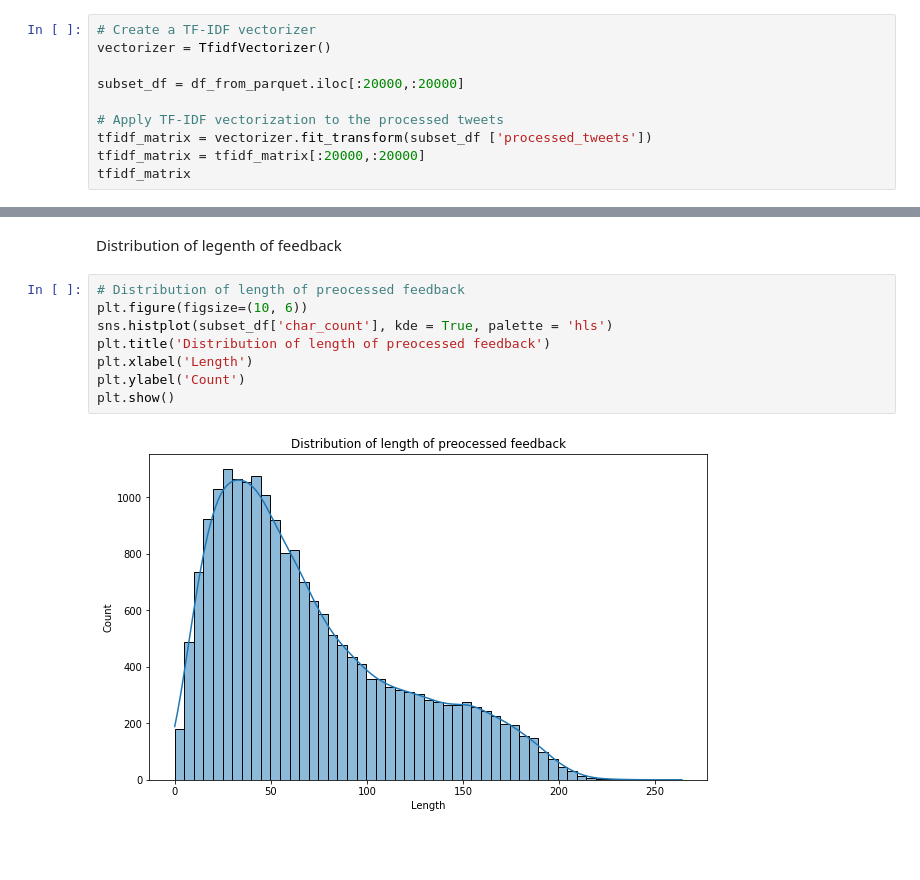
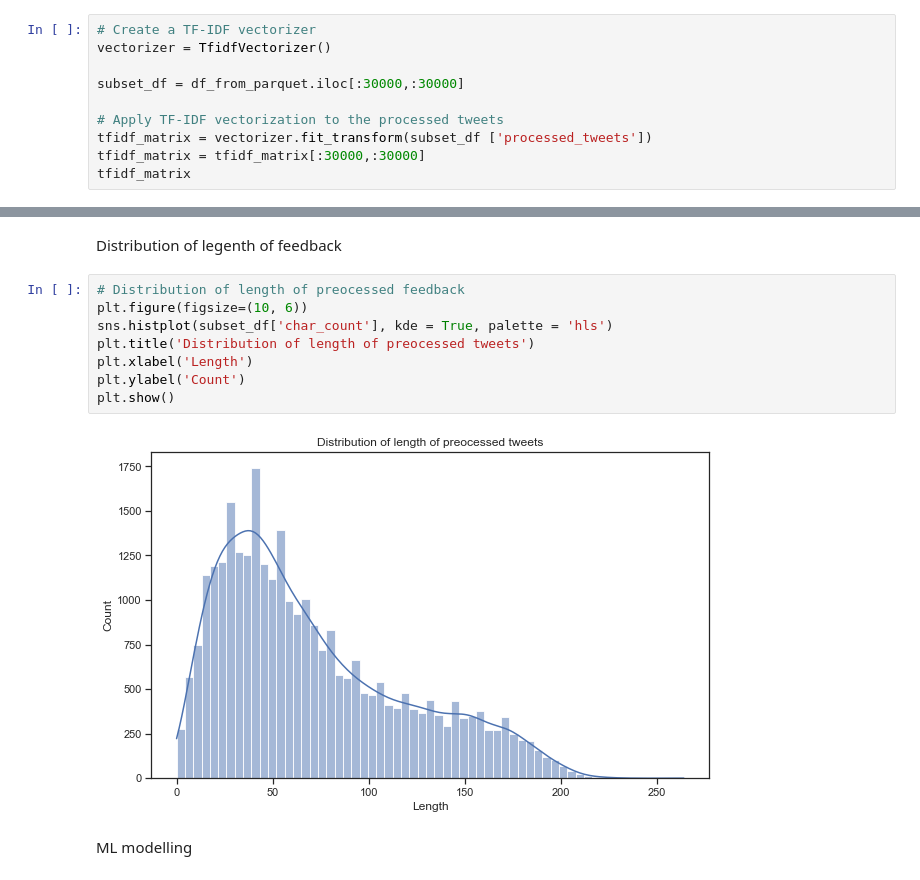
Before and after one commit to JaydenBeckwith/SentimentAnalysis, a Jupyter notebook: main.ipynb, the cells around one changed output, grey strips where cells are left out. Cells and saved outputs as stored; diff of their text form; blank space fills up the shorter version.

```diff
--- a/main.ipynb
+++ b/main.ipynb
@@ -269,10 +279,10 @@ Now lets cluster similar words together using a subset of 20k tweets - due to it
 # Create a TF-IDF vectorizer
 vectorizer = TfidfVectorizer()
 
-subset_df = df_from_parquet.iloc[:20000,:20000]
+subset_df = df_from_parquet.iloc[:30000,:30000]
 
 # Apply TF-IDF vectorization to the processed tweets
 tfidf_matrix = vectorizer.fit_transform(subset_df ['processed_tweets'])
-tfidf_matrix = tfidf_matrix[:20000,:20000]
+tfidf_matrix = tfidf_matrix[:30000,:30000]
 tfidf_matrix
 # %% [output]
@@ -420,10 +430,12 @@ Distribution of legenth of feedback
 # %%
 # Distribution of length of preocessed feedback
 plt.figure(figsize=(10, 6))
 sns.histplot(subset_df['char_count'], kde = True, palette = 'hls')
-plt.title('Distribution of length of preocessed feedback')
+plt.title('Distribution of length of preocessed tweets')
 plt.xlabel('Length')
 plt.ylabel('Count')
 plt.show()
 # %% [output]
-[figure, old version]
+[figure, new version]
+# %% [markdown]
+ML modelling
```
Also changed, not shown: parts of 31 cells of this notebook.
